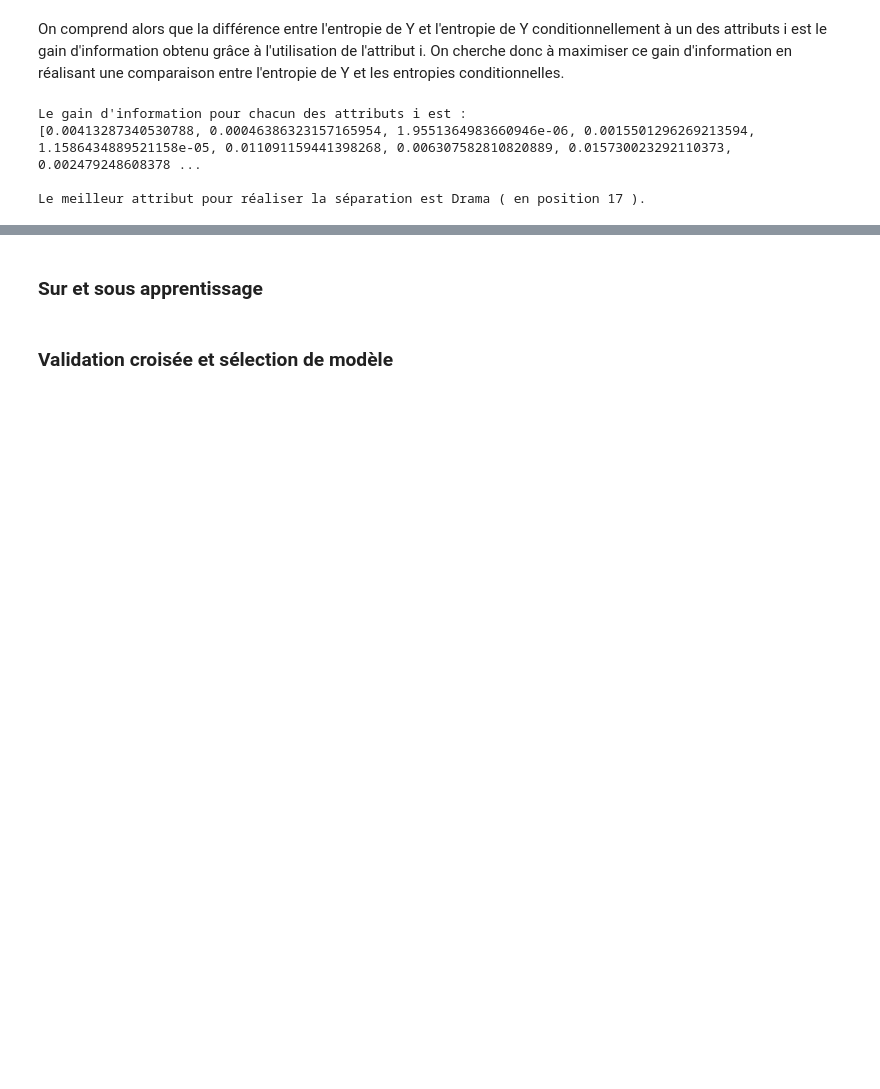
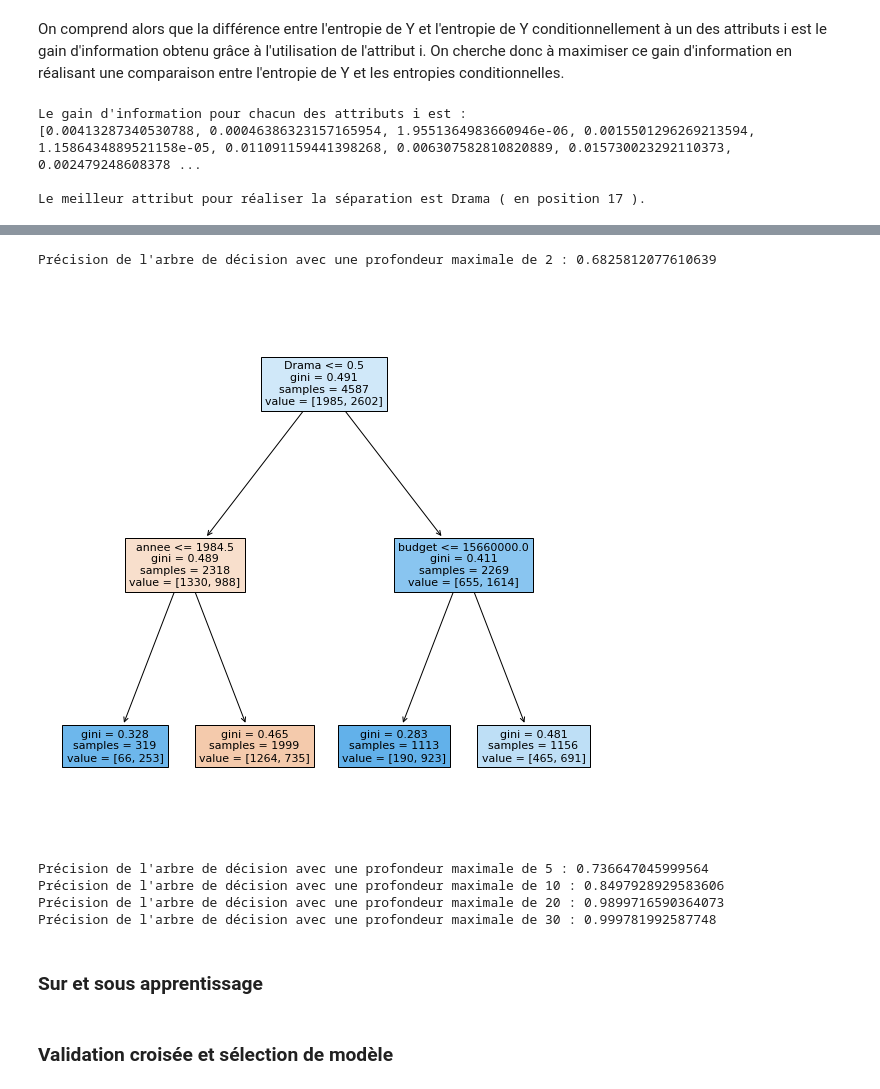
Before and after one commit to almehdiKrisni/UE_ML, a Jupyter notebook: TME1/Rapport_TME1_KRISNI_ARICHANDRA.ipynb, the cells around one changed output, grey strips where cells are left out. Cells and saved outputs as stored; diff of their text form; code cells hidden in the pictures; blank space fills up the shorter version.

Commit message:
Decision Tree pdf creation - TME1

```diff
--- a/TME1/Rapport_TME1_KRISNI_ARICHANDRA.ipynb
+++ b/TME1/Rapport_TME1_KRISNI_ARICHANDRA.ipynb
@@ -143,3 +155,25 @@ Le meilleur attribut pour réaliser la séparation est Drama ( en position 17 ).
+# %%
+# Pour une profondeur maximale = 2
+treeMaker(2, datax, datay, doPlot=True)
+
+# Pour une profondeur maximale = 5
+treeMaker(5, datax, datay)
+
+# Pour une profondeur maximale = 10
+treeMaker(10, datax, datay)
+
+# Pour une profondeur maximale = 20
+treeMaker(20, datax, datay)
+
+# Pour une profondeur maximale = 30
+treeMaker(30, datax, datay)
+# %% [output]
+Précision de l'arbre de décision avec une profondeur maximale de 2 : 0.6825812077610639
+[figure, added]
+Précision de l'arbre de décision avec une profondeur maximale de 5 : 0.736647045999564
+Précision de l'arbre de décision avec une profondeur maximale de 10 : 0.8497928929583606
+Précision de l'arbre de décision avec une profondeur maximale de 20 : 0.9899716590364073
+Précision de l'arbre de décision avec une profondeur maximale de 30 : 0.999781992587748
 # %% [markdown]
 ### **Sur et sous apprentissage**
 # %% [markdown]
```
Also changed, not shown: parts of 6 cells of this notebook, 7 other files.
